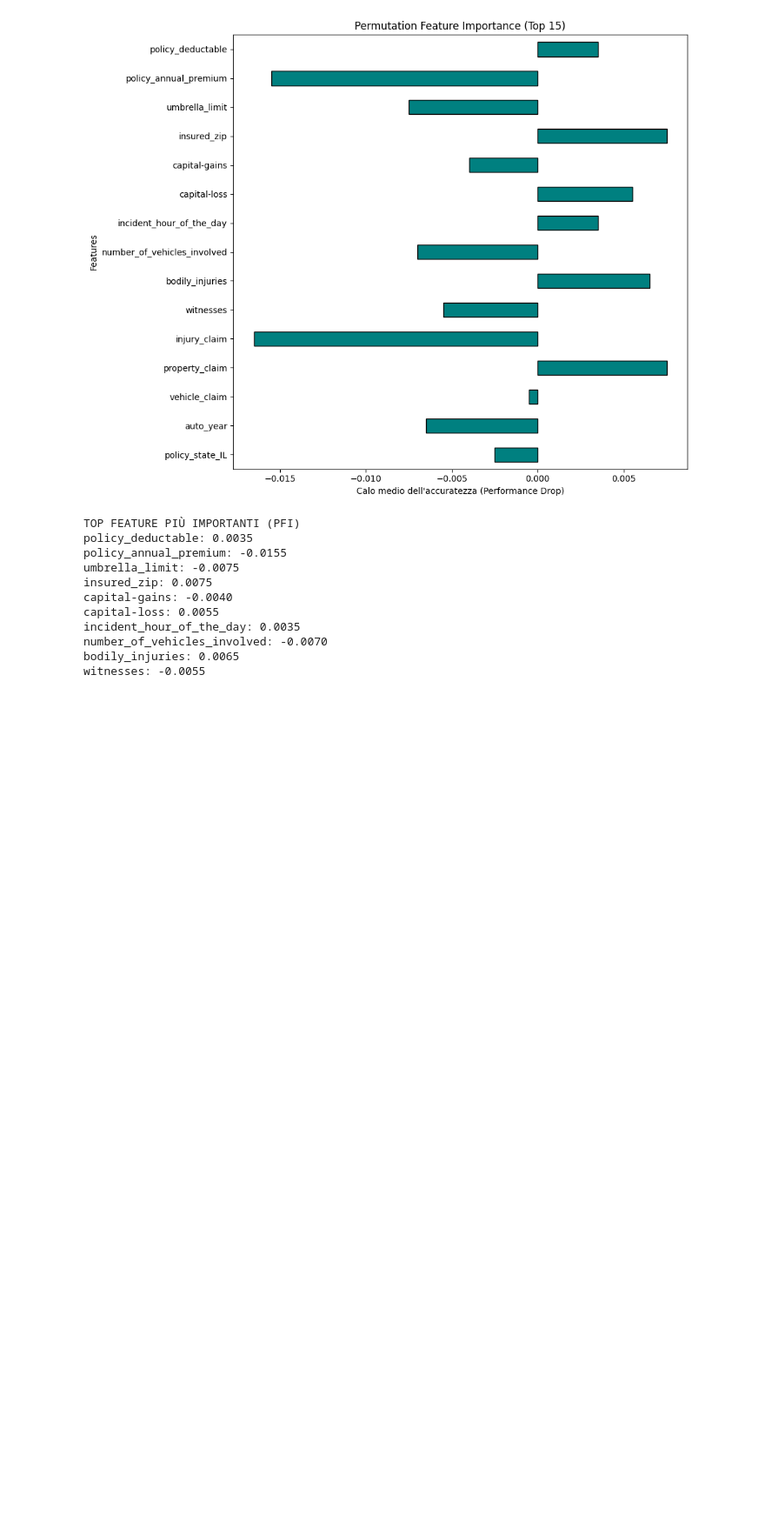
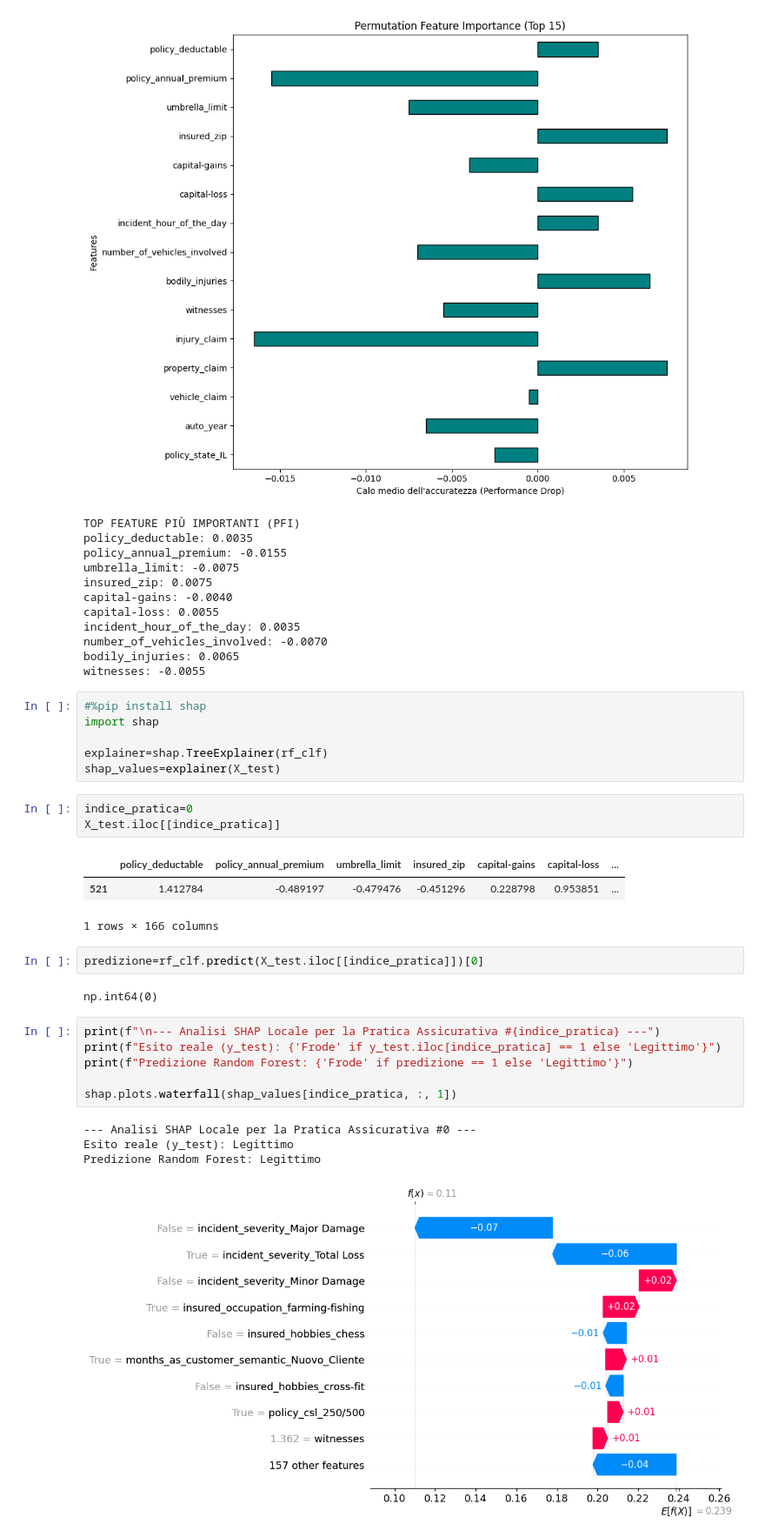
Before and after one commit to emmanuelmessina00/TrustyClaim-XAI-Framework, a Jupyter notebook: notebook/03_PostModeling_Explainability.ipynb, the cells around one changed output. Shown at 87% size. Drawn from its saved outputs; the diff is of its cells as text; blank space fills up the shorter version.

```diff
--- a/notebook/03_PostModeling_Explainability.ipynb
+++ b/notebook/03_PostModeling_Explainability.ipynb
@@ -99,3 +99,31 @@ incident_hour_of_the_day: 0.0035
 number_of_vehicles_involved: -0.0070
 bodily_injuries: 0.0065
 witnesses: -0.0055
+# %%
+#%pip install shap
+import shap
+
+explainer=shap.TreeExplainer(rf_clf)
+shap_values=explainer(X_test)
+# %%
+indice_pratica=0
+X_test.iloc[[indice_pratica]]
+# %% [output]
+|  | policy_deductable | policy_annual_premium | umbrella_limit | insured_zip | capital-gains | capital-loss | ... |
+| 521 | 1.412784 | -0.489197 | -0.479476 | -0.451296 | 0.228798 | 0.953851 | ... |
+1 rows × 166 columns
+# %%
+predizione=rf_clf.predict(X_test.iloc[[indice_pratica]])[0]
+# %% [output]
+np.int64(0)
+# %%
+print(f"\n--- Analisi SHAP Locale per la Pratica Assicurativa #{indice_pratica} ---")
+print(f"Esito reale (y_test): {'Frode' if y_test.iloc[indice_pratica] == 1 else 'Legittimo'}")
+print(f"Predizione Random Forest: {'Frode' if predizione == 1 else 'Legittimo'}")
+
+shap.plots.waterfall(shap_values[indice_pratica, :, 1])
+# %% [output]
+--- Analisi SHAP Locale per la Pratica Assicurativa #0 ---
+Esito reale (y_test): Legittimo
+Predizione Random Forest: Legittimo
+[figure, added]
```
Also changed, not shown: parts of 3 cells of this notebook, 6 other files.
